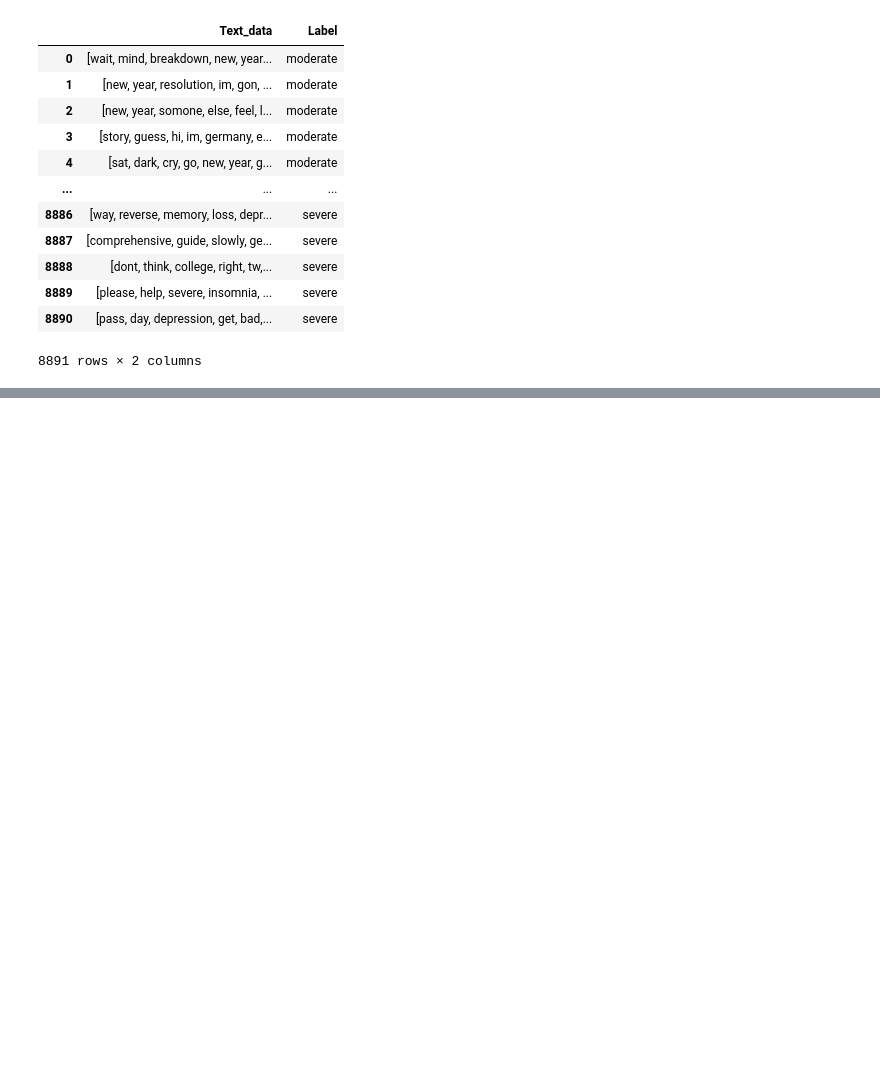
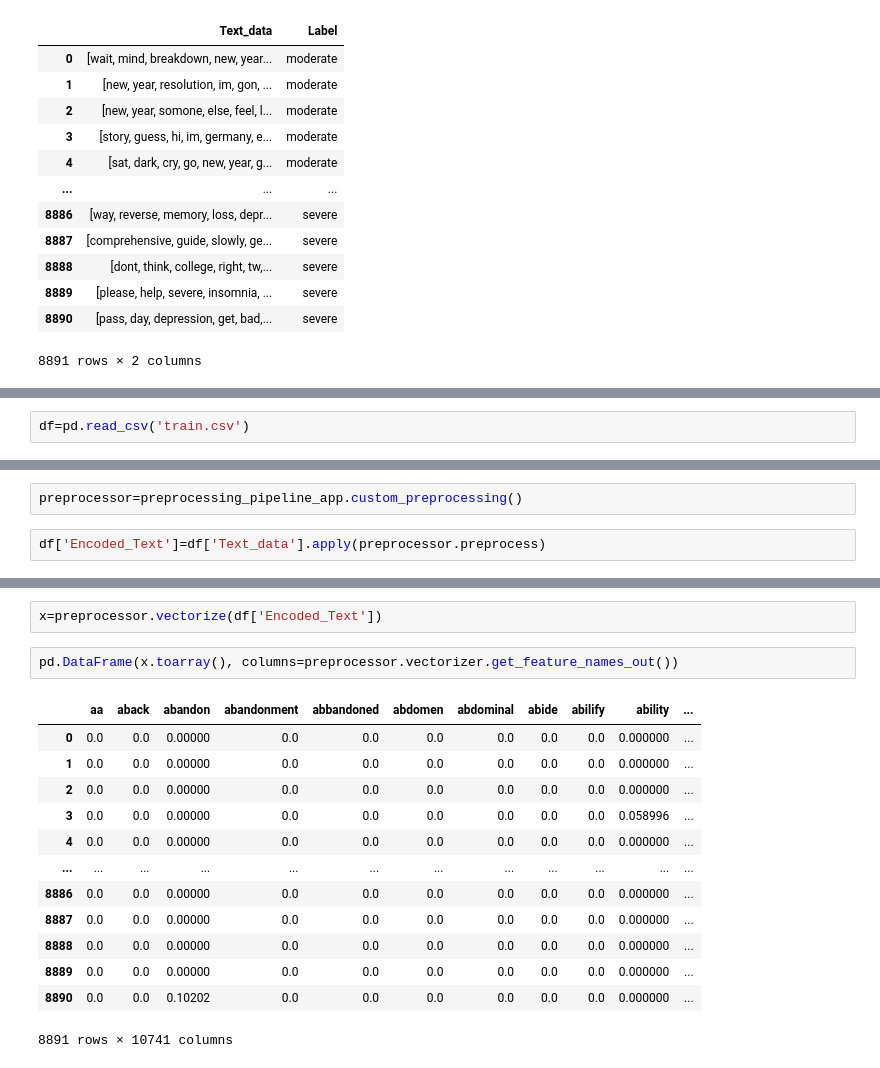
Before and after one commit to Avi-Ambastha/Depression_Detection, a Jupyter notebook: preprocessing/preprocess.ipynb, the cells around one changed output, grey strips where cells are left out. Cells and saved outputs as stored; diff of their text form; blank space fills up the shorter version.

Commit message:
updating the pipelines and data

```diff
--- a/preprocessing/preprocess.ipynb
+++ b/preprocessing/preprocess.ipynb
@@ -139,0 +142,2 @@ df.to_csv("preprocessed_data.csv")
+# %%
+df=pd.read_csv('train.csv')
@@ -139,0 +160,4 @@ df.to_csv("preprocessed_data.csv")
+# %%
+preprocessor=preprocessing_pipeline_app.custom_preprocessing()
+# %%
+df['Encoded_Text']=df['Text_data'].apply(preprocessor.preprocess)
@@ -139,0 +180,18 @@ df.to_csv("preprocessed_data.csv")
+# %%
+x=preprocessor.vectorize(df['Encoded_Text'])
+# %%
+pd.DataFrame(x.toarray(), columns=preprocessor.vectorizer.get_feature_names_out())
+# %% [output]
+|  | aa | aback | abandon | abandonment | abbandoned | abdomen | abdominal | abide | abilify | ability | ... |
+| 0 | 0.0 | 0.0 | 0.00000 | 0.0 | 0.0 | 0.0 | 0.0 | 0.0 | 0.0 | 0.000000 | ... |
+| 1 | 0.0 | 0.0 | 0.00000 | 0.0 | 0.0 | 0.0 | 0.0 | 0.0 | 0.0 | 0.000000 | ... |
+| 2 | 0.0 | 0.0 | 0.00000 | 0.0 | 0.0 | 0.0 | 0.0 | 0.0 | 0.0 | 0.000000 | ... |
+| 3 | 0.0 | 0.0 | 0.00000 | 0.0 | 0.0 | 0.0 | 0.0 | 0.0 | 0.0 | 0.058996 | ... |
+| 4 | 0.0 | 0.0 | 0.00000 | 0.0 | 0.0 | 0.0 | 0.0 | 0.0 | 0.0 | 0.000000 | ... |
+| ... | ... | ... | ... | ... | ... | ... | ... | ... | ... | ... | ... |
+| 8886 | 0.0 | 0.0 | 0.00000 | 0.0 | 0.0 | 0.0 | 0.0 | 0.0 | 0.0 | 0.000000 | ... |
+| 8887 | 0.0 | 0.0 | 0.00000 | 0.0 | 0.0 | 0.0 | 0.0 | 0.0 | 0.0 | 0.000000 | ... |
+| 8888 | 0.0 | 0.0 | 0.00000 | 0.0 | 0.0 | 0.0 | 0.0 | 0.0 | 0.0 | 0.000000 | ... |
+| 8889 | 0.0 | 0.0 | 0.00000 | 0.0 | 0.0 | 0.0 | 0.0 | 0.0 | 0.0 | 0.000000 | ... |
+| 8890 | 0.0 | 0.0 | 0.10202 | 0.0 | 0.0 | 0.0 | 0.0 | 0.0 | 0.0 | 0.000000 | ... |
+8891 rows × 10741 columns
```
Also changed, not shown: parts of 5 cells of this notebook, 9 other files.
